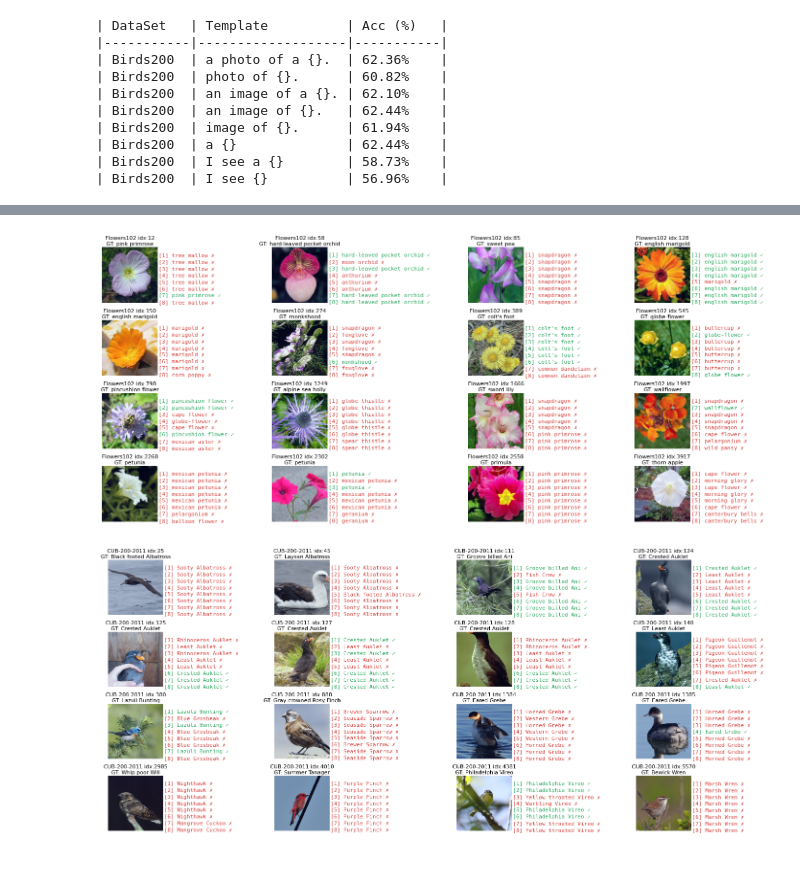
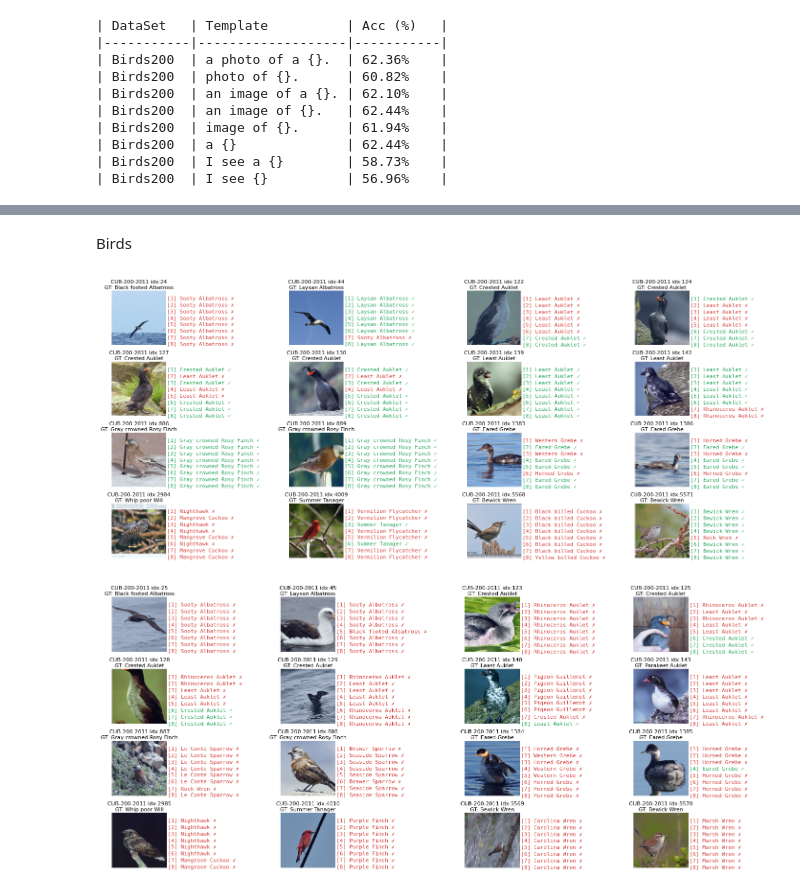
Before and after one commit to abattada/CLIP_HW, a Jupyter notebook: Task1.ipynb, the cells around one changed output, grey strips where cells are left out. Saved outputs shown, nothing was run; the diff lists cells and outputs as text; code cells hidden in the pictures.

```diff
--- a/Task1.ipynb
+++ b/Task1.ipynb
@@ -501,26 +529,28 @@ def visualize_multi_prompt_compact_indices(
+# %% [markdown]
+Birds
 # %%
-
+# 顯示 16 張鳥類圖片 (可指定索引或隨機)
 visualize_multi_prompt_compact_indices(
-    flowers102_test_dts,
-    flowers102_class_names,
+    cub_bird_test_dts,          # HF dataset
+    cub_bird_class_names,
     prompt_templates,
-    indices=[12, 58, 85, 128, 150, 274, 389, 545, 798, 1249, 1666, 1997, 2268, 2302, 2558, 3917],
+    indices=[24, 44, 122, 124, 127, 130, 139, 142, 886, 889, 1383, 1386, 2984, 4009, 5568, 5571],
     num_images=16,
     cols=4,
-    dataset_name="Flowers102"
+    dataset_name="CUB-200-2011"
 )
 # %% [output]
-[figure, old version]
+[figure, new version]
 # %%
 # 顯示 16 張鳥類圖片 (可指定索引或隨機)
 visualize_multi_prompt_compact_indices(
     cub_bird_test_dts,          # HF dataset
     cub_bird_class_names,
     prompt_templates,
-    indices=[25, 45, 111, 124, 125, 127, 128, 140, 380, 888, 1384, 1385, 2985, 4010, 4381, 5570],
+    indices=[25, 45, 123, 125, 128, 129, 140, 143, 887, 888, 1384, 1385, 2985, 4010, 5569, 5570],
     num_images=16,
     cols=4,
     dataset_name="CUB-200-2011"
 )
 # %% [output]
-[figure, old version]
+[figure, new version]
```
Also changed, not shown: parts of 4 cells of this notebook.
